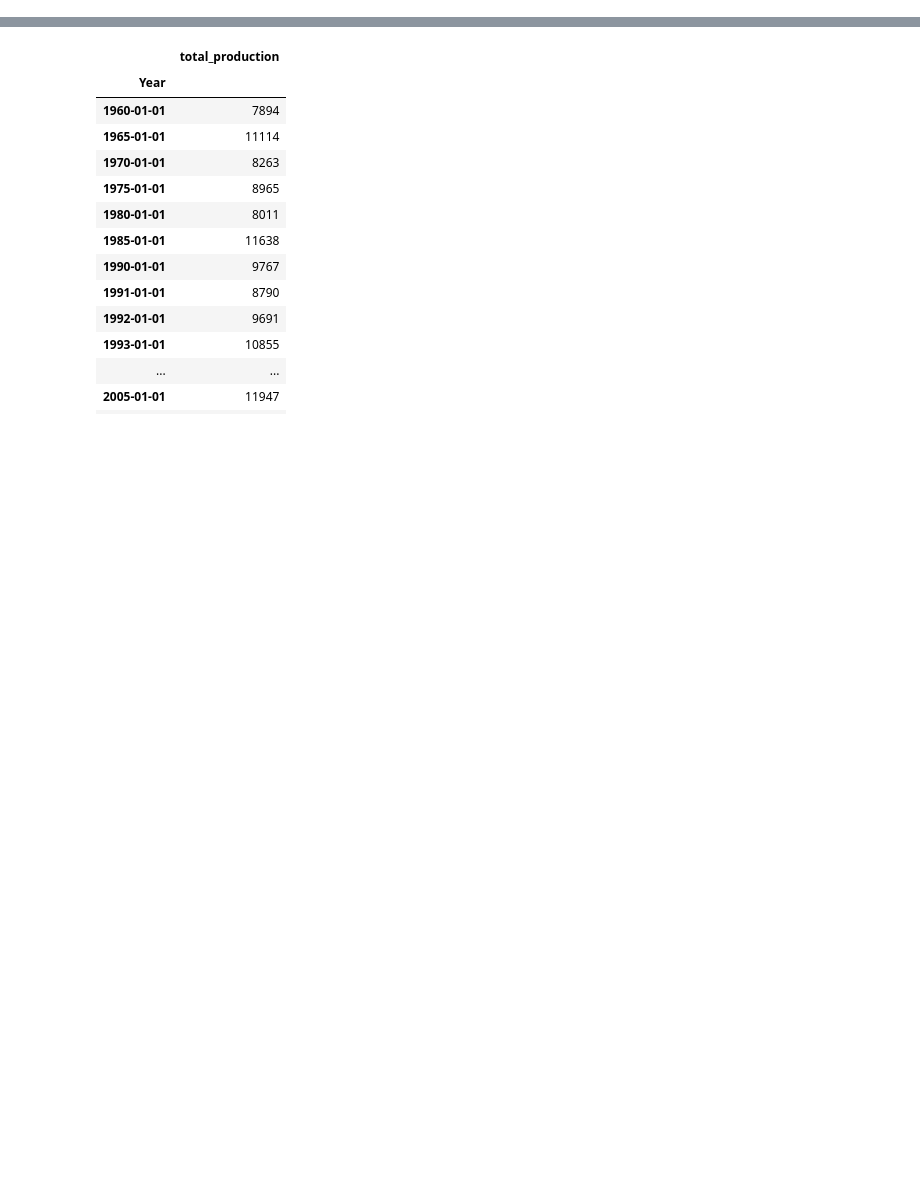
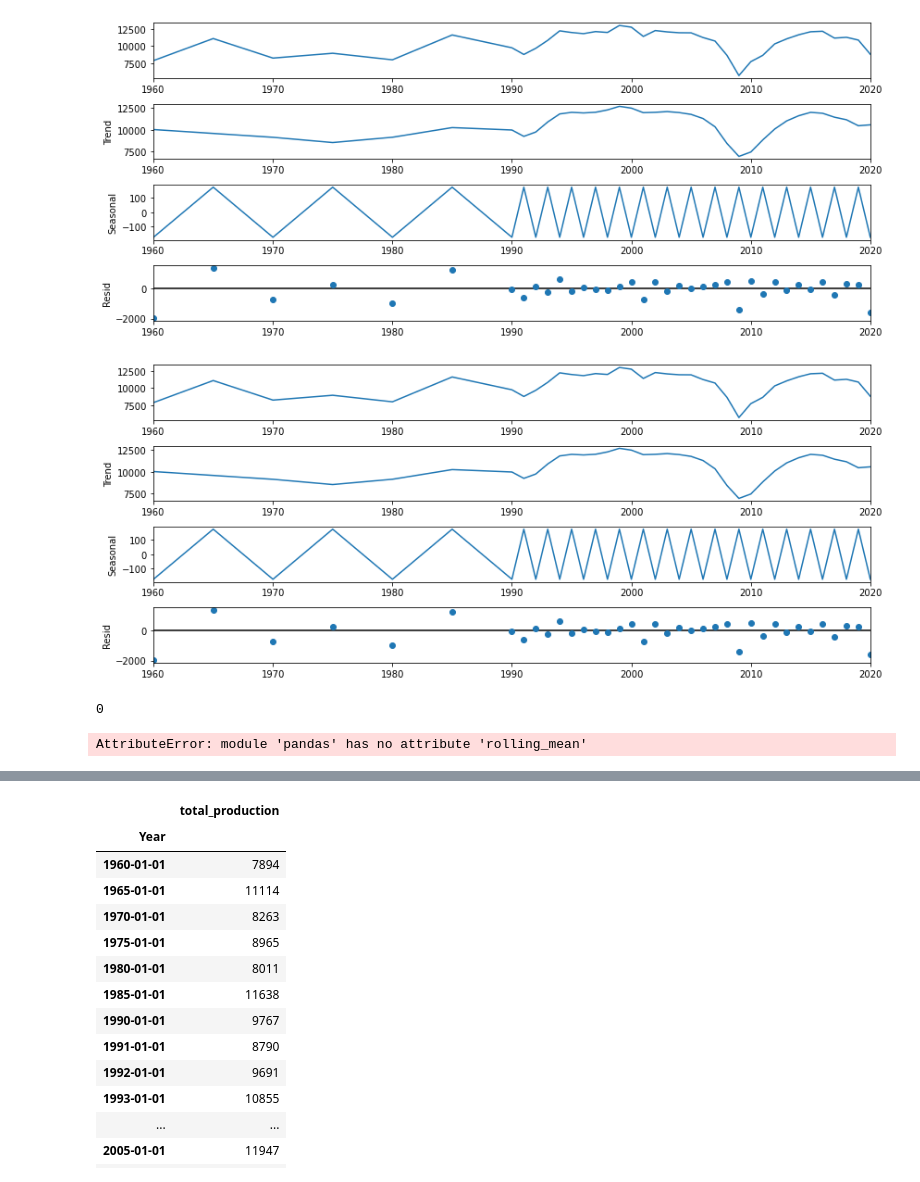
Before and after one commit to Dude-where-s-my-copper/EV_growth, a Jupyter notebook: jarad_model_notebook.ipynb, the cells around one changed output, grey strips where cells are left out. Drawn from its saved outputs; the diff is of its cells as text; code cells hidden in the pictures; blank space fills up the shorter version.

```diff
--- a/jarad_model_notebook.ipynb
+++ b/jarad_model_notebook.ipynb
@@ -9,0 +60,13 @@ df = pd.read_csv('new_car_sales.csv')
+# %%
+result = seasonal_decompose(df, model='ad', extrapolate_trend='freq', period = 2)
+
+from pylab import rcParams
+rcParams['figure.figsize'] = 12,5
+result.plot()
+# %% [output]
+[figure, added]
+[figure, added]
+# %%
+df.index.isnull().sum()
+# %% [output]
+0
@@ -10,3 +97,7 @@ df = pd.read_csv('new_car_sales.csv')
+# %%
+test_stationarity(df.total_production)
+# %% [output]
+AttributeError: module 'pandas' has no attribute 'rolling_mean'
 # %%
 train, test = prep.train_test_split(df)
 # %%
```
Also changed, not shown: parts of 32 cells of this notebook.
